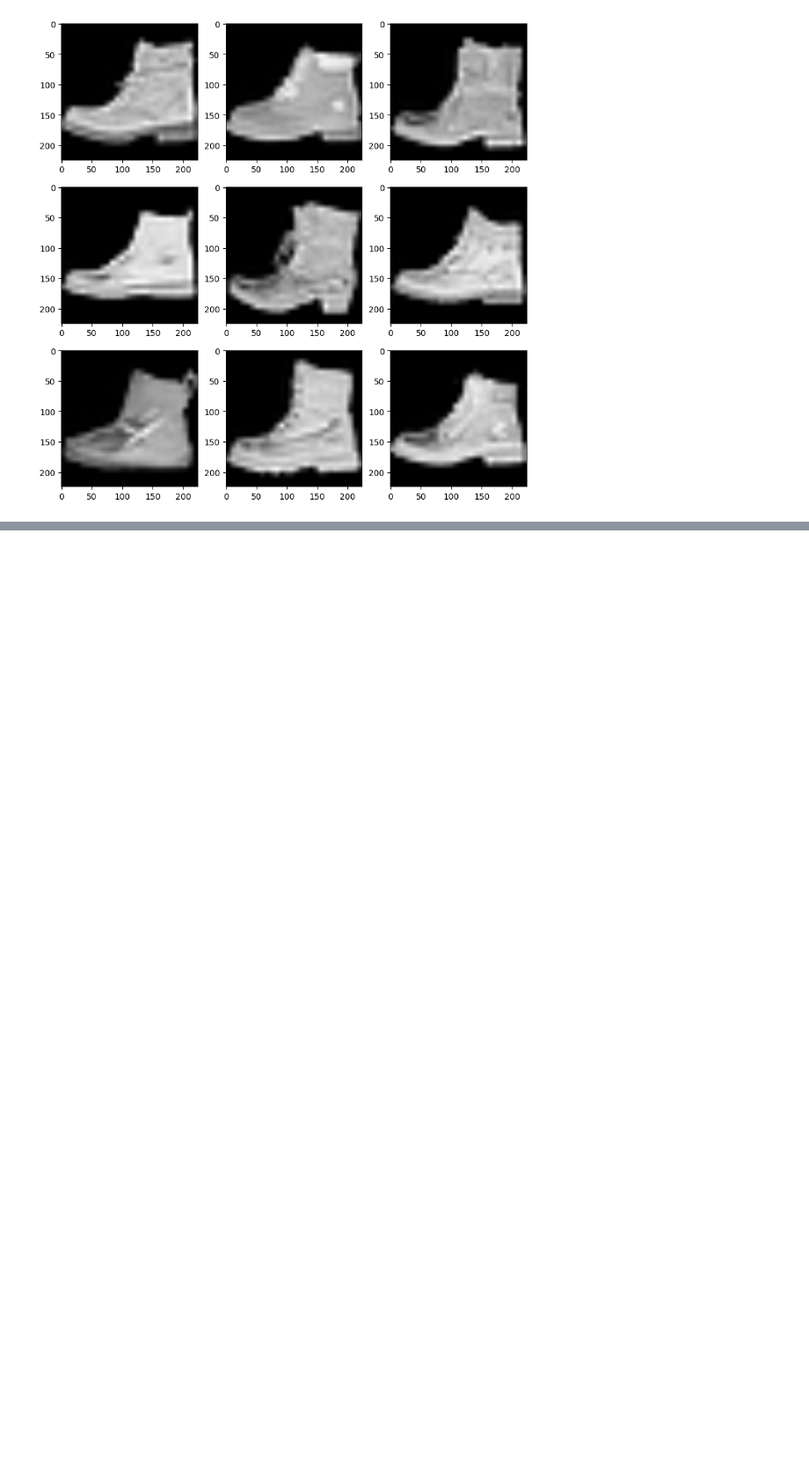
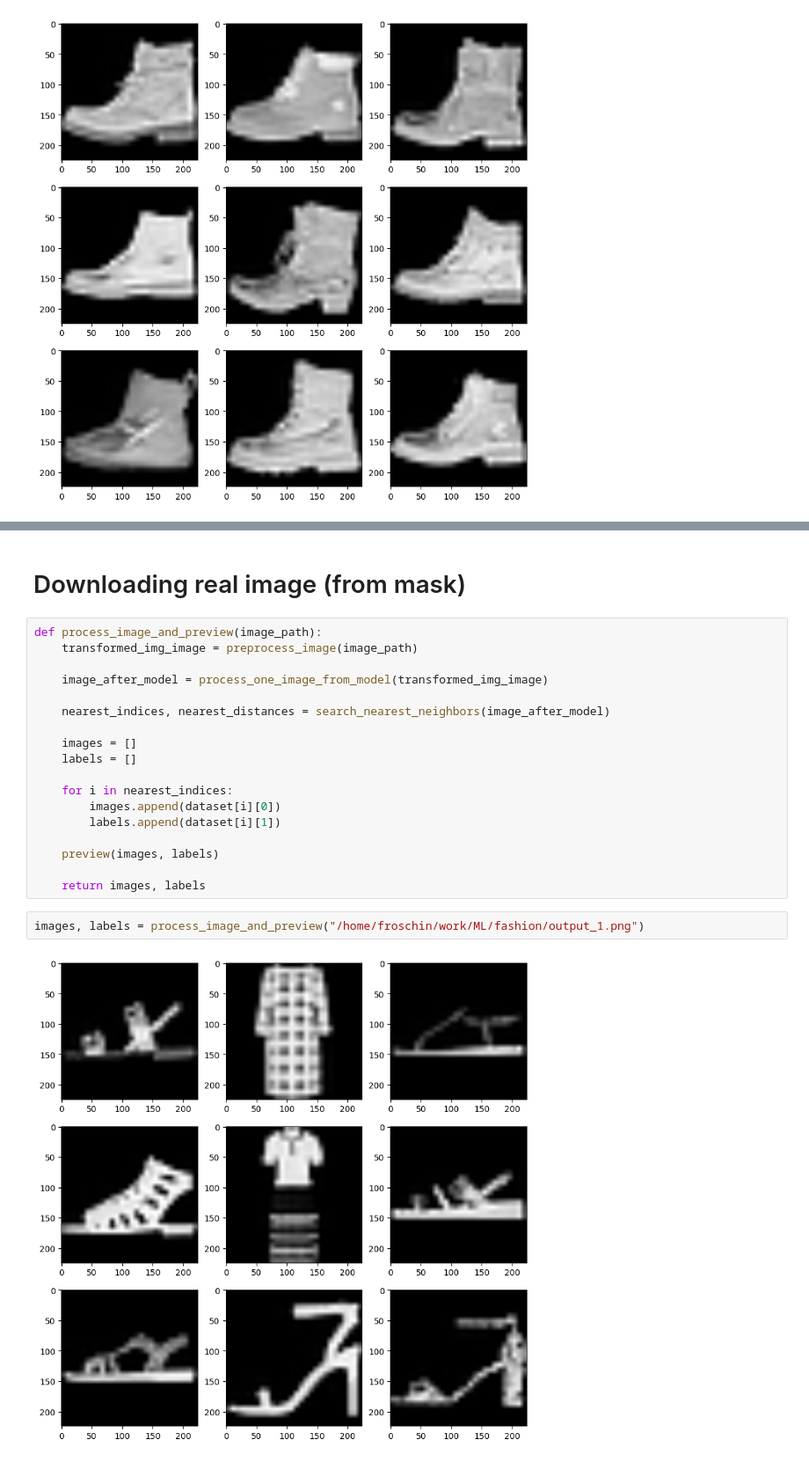
Before and after one commit to PHILIPP111007/ML, a Jupyter notebook: fashion/main.ipynb, the cells around one changed output, grey strips where cells are left out. Shown at 88% size. Cells and saved outputs as stored; diff of their text form; blank space fills up the shorter version.

```diff
--- a/fashion/main.ipynb
+++ b/fashion/main.ipynb
@@ -183,0 +231,24 @@ preview(images, labels)
+# %% [markdown]
+# Downloading real image (from mask)
+# %%
+def process_image_and_preview(image_path):
+    transformed_img_image = preprocess_image(image_path)
+
+    image_after_model = process_one_image_from_model(transformed_img_image)
+
+    nearest_indices, nearest_distances = search_nearest_neighbors(image_after_model)
+
+    images = []
+    labels = []
+
+    for i in nearest_indices:
+        images.append(dataset[i][0])
+        labels.append(dataset[i][1])
+
+    preview(images, labels)
+
+    return images, labels
+# %%
+images, labels = process_image_and_preview("/home/froschin/work/ML/fashion/output_1.png")
+# %% [output]
+[figure, added]
```
Also changed, not shown: parts of 23 cells of this notebook, 23 other files.
